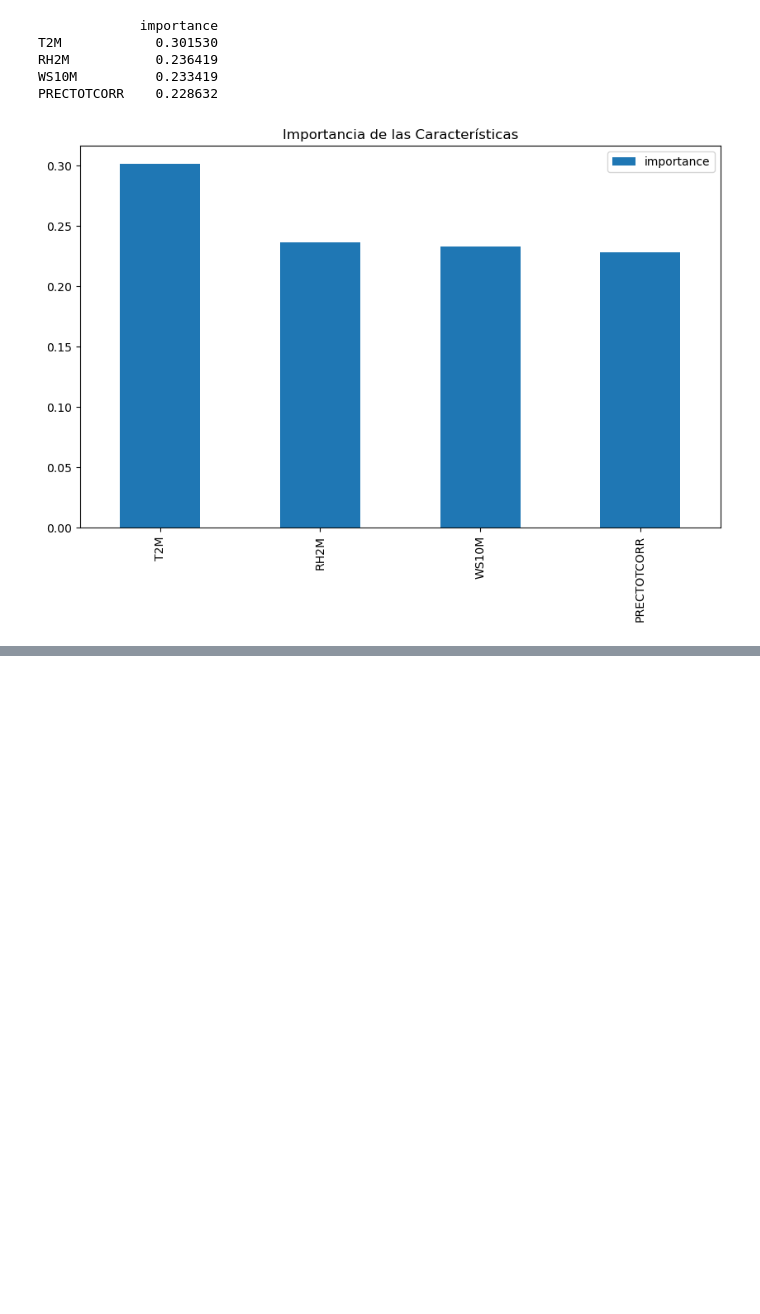
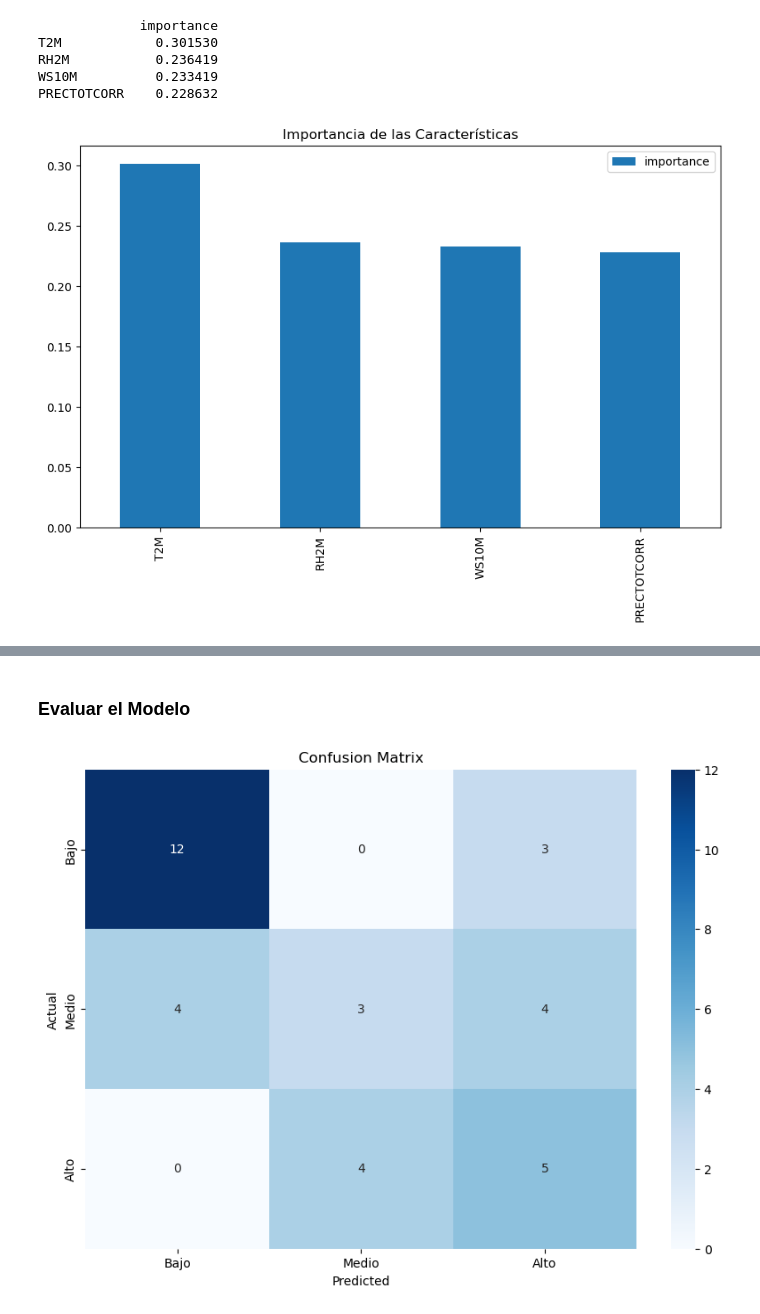
Before and after one commit to andersonjalvarado/Proyecto-IA-Javeriana, a Jupyter notebook: code/NoteBook/Proyecto.ipynb, the cells around one changed output, grey strips where cells are left out. Cells and saved outputs as stored; diff of their text form; code cells hidden in the pictures; blank space fills up the shorter version.

```diff
--- a/NoteBook/Proyecto.ipynb
+++ b/code/NoteBook/Proyecto.ipynb
@@ -1055,0 +1088,29 @@ PRECTOTCORR    0.228632
+# %%
+log_reg.fit(X_train, y_train)
+
+y_test_pred = log_reg.predict(X_test)
+test_accuracy = accuracy_score(y_test, y_test_pred)
+print("Test Accuracy:", test_accuracy)
+# %%
+# Definir los hiperparámetros a ajustar
+param_grid = {
+    'penalty': ['l1', 'l2'], # Tipo de regularización
+    'C': [0.001, 0.01, 0.1, 1, 10, 100], # Inversa del parámetro de regularización
+    'solver': ['liblinear'], # Algoritmo a utilizar en la optimización
+    'max_iter': [100, 200, 300] # Número máximo de iteraciones
+}
+
+# Realizar la búsqueda de hiperparámetros con validación cruzada
+grid_search = GridSearchCV(estimator = log_reg, # Modelo a ajustar
+                           param_grid = param_grid, # Hiperparámetros a ajustar
+                           cv = 5, # Número de divisiones para la validación cruzada
+                           scoring='accuracy', # Métrica a optimizar
+                           )
+# %%
+# Ajustar el modelo
+grid_search.fit(X_train, y_train)
+
+# Obtener el mejor modelo y sus hiperparámetros
+best_model = grid_search.best_estimator_
+best_params = grid_search.best_params_
+print("Best parameters:", best_params)
@@ -1055,0 +1121,6 @@ PRECTOTCORR    0.228632
+# %%
+y_test_pred = best_model.predict(X_test)
+test_accuracy = accuracy_score(y_test, y_test_pred)
+print("Test Accuracy:", test_accuracy)
+print("Test Classification Report:")
+print(classification_report(y_test, y_test_pred))
@@ -1055,0 +1139,13 @@ PRECTOTCORR    0.228632
+# %% [markdown]
+### Evaluar el Modelo
+# %%
+# Matriz de confusión
+conf_matrix = confusion_matrix(y_test, y_test_pred)
+plt.figure(figsize=(10, 7))
+sns.heatmap(conf_matrix, annot=True, fmt='d', cmap='Blues', xticklabels=['Bajo', 'Medio', 'Alto'], yticklabels=['Bajo', 'Medio', 'Alto'])
+plt.xlabel('Predicted')
+plt.ylabel('Actual')
+plt.title('Confusion Matrix')
+plt.show()
+# %% [output]
+[figure, added]
```
Also changed, not shown: parts of 16 cells of this notebook, 6 other files.
